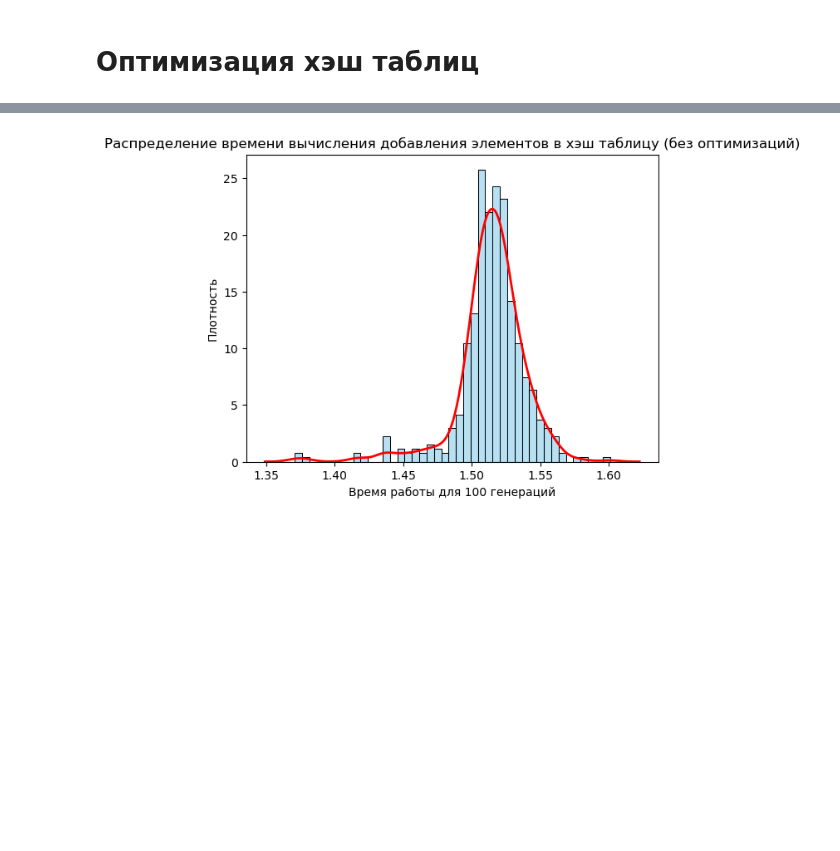
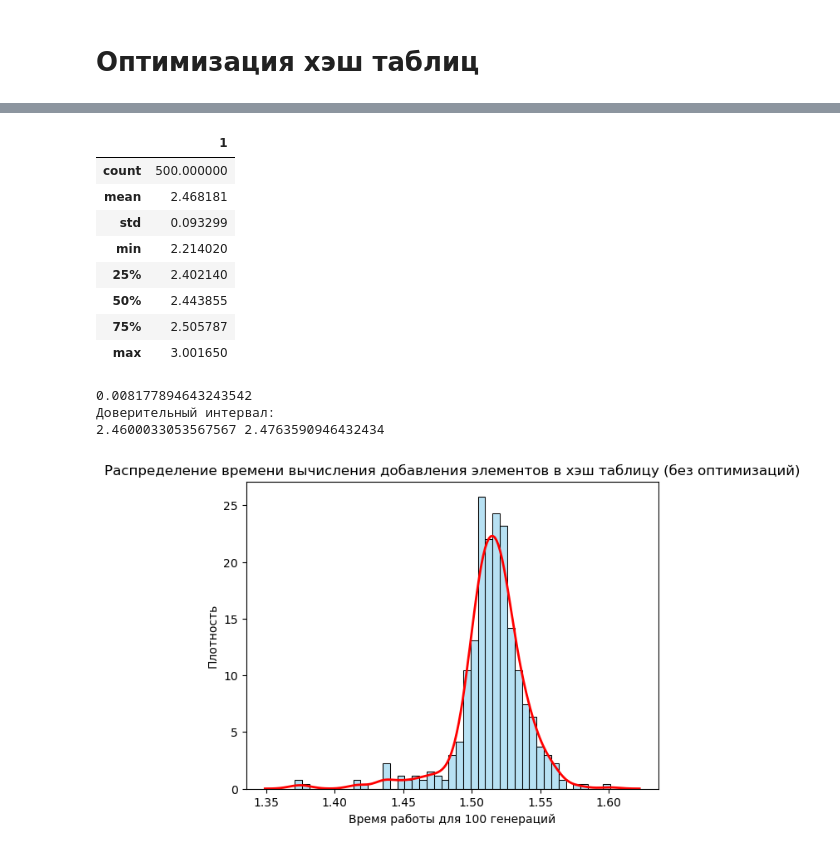
Before and after one commit to margocat57/Hash-Tables, a Jupyter notebook: Hash_tables_src/analys.ipynb, the cells around one changed output, grey strips where cells are left out. Drawn from its saved outputs; the diff is of its cells as text; code cells hidden in the pictures; blank space fills up the shorter version.

```diff
--- a/Hash_tables_src/analys.ipynb
+++ b/Hash_tables_src/analys.ipynb
@@ -430,3 +455,34 @@ df = pd.read_csv("results.csv", header=None, sep=";")
+# %%
+filtered00.describe()
+# %% [output]
+|  | 1 |
+| count | 500.000000 |
+| mean | 2.468181 |
+| std | 0.093299 |
+| min | 2.214020 |
+| 25% | 2.402140 |
+| 50% | 2.443855 |
+| 75% | 2.505787 |
+| max | 3.001650 |
+# %%
+mean = np.mean(filtered00.iloc[:,1])
+std = np.std(filtered00.iloc[:,1], ddof=1)
+n = len(filtered00.iloc[:,1])
+
+alpha = 0.05
+z = norm.ppf(1 - alpha/2)
+
+lower = mean - z * std / np.sqrt(n)
+upper = mean + z * std / np.sqrt(n)
+
+print(z * std / np.sqrt(n))
+
+print("Доверительный интервал:")
+print(lower, upper)
+# %% [output]
+0.008177894643243542
+Доверительный интервал:
+2.4600033053567567 2.4763590946432434
 # %%
 filtered02 = df[df.iloc[:,0] == "opt0_O2"]
 
```
Also changed, not shown: parts of 2 cells of this notebook, 3 other files.
